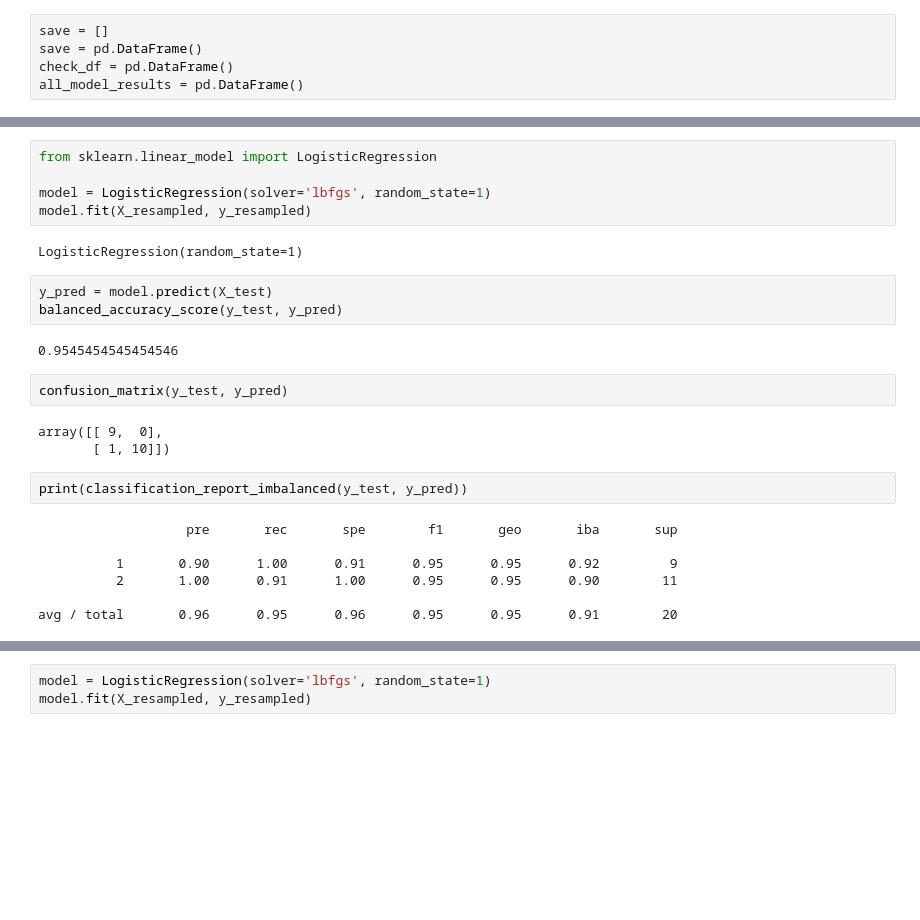
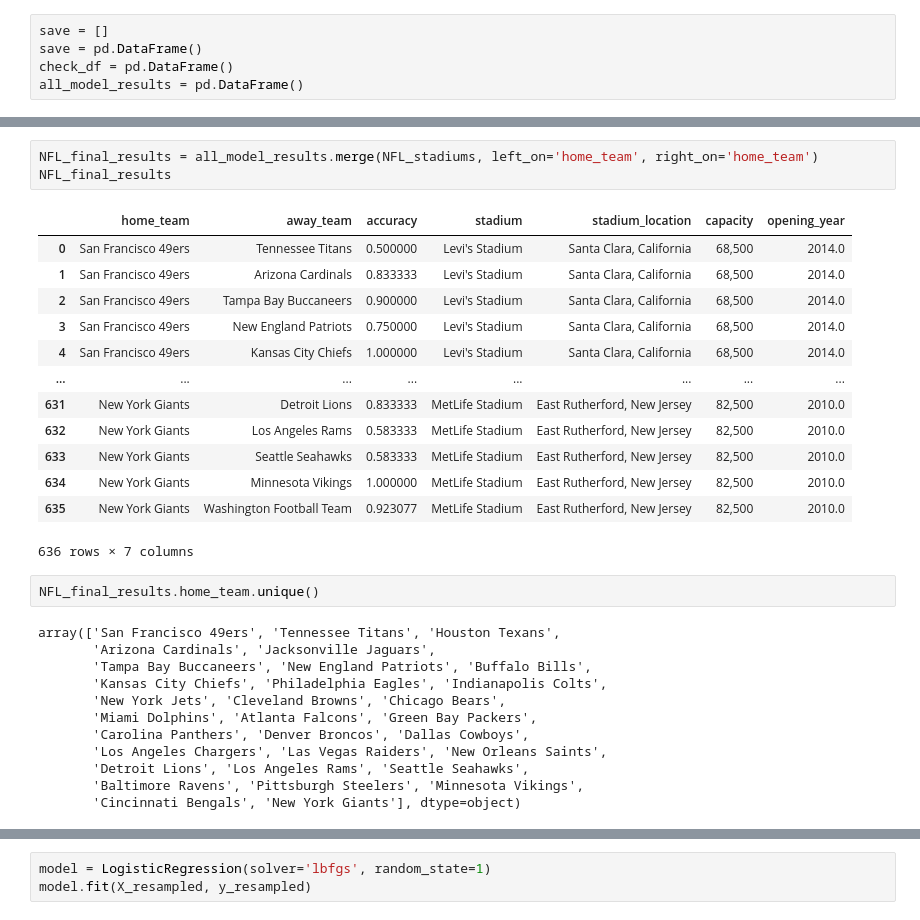
Before and after one commit to jnels4/nfl_predictions, a Jupyter notebook: NFL.ipynb, the cells around one changed output, grey strips where cells are left out. Cells and saved outputs as stored; diff of their text form; blank space fills up the shorter version.

```diff
--- a/NFL.ipynb
+++ b/NFL.ipynb
@@ -570,29 +660,34 @@ Counter({1: 31, 2: 31})
-# %%
-from sklearn.linear_model import LogisticRegression
-
-model = LogisticRegression(solver='lbfgs', random_state=1)
-model.fit(X_resampled, y_resampled)
-# %% [output]
-LogisticRegression(random_state=1)
-# %%
-y_pred = model.predict(X_test)
-balanced_accuracy_score(y_test, y_pred)
-# %% [output]
-0.9545454545454546
-# %%
-confusion_matrix(y_test, y_pred)
-# %% [output]
-array([[ 9,  0],
-       [ 1, 10]])
-# %%
-print(classification_report_imbalanced(y_test, y_pred))
-# %% [output]
-                   pre       rec       spe        f1       geo       iba       sup
-
-          1       0.90      1.00      0.91      0.95      0.95      0.92         9
-          2       1.00      0.91      1.00      0.95      0.95      0.90        11
-
-avg / total       0.96      0.95      0.96      0.95      0.95      0.91        20
+# %%
+NFL_final_results = all_model_results.merge(NFL_stadiums, left_on='home_team', right_on='home_team')
+NFL_final_results
+# %% [output]
+|  | home_team | away_team | accuracy | stadium | stadium_location | capacity | opening_year |
+| 0 | San Francisco 49ers | Tennessee Titans | 0.500000 | Levi's Stadium | Santa Clara, California | 68,500 | 2014.0 |
+| 1 | San Francisco 49ers | Arizona Cardinals | 0.833333 | Levi's Stadium | Santa Clara, California | 68,500 | 2014.0 |
+| 2 | San Francisco 49ers | Tampa Bay Buccaneers | 0.900000 | Levi's Stadium | Santa Clara, California | 68,500 | 2014.0 |
+| 3 | San Francisco 49ers | New England Patriots | 0.750000 | Levi's Stadium | Santa Clara, California | 68,500 | 2014.0 |
+| 4 | San Francisco 49ers | Kansas City Chiefs | 1.000000 | Levi's Stadium | Santa Clara, California | 68,500 | 2014.0 |
+| ... | ... | ... | ... | ... | ... | ... | ... |
+| 631 | New York Giants | Detroit Lions | 0.833333 | MetLife Stadium | East Rutherford, New Jersey | 82,500 | 2010.0 |
+| 632 | New York Giants | Los Angeles Rams | 0.583333 | MetLife Stadium | East Rutherford, New Jersey | 82,500 | 2010.0 |
+| 633 | New York Giants | Seattle Seahawks | 0.583333 | MetLife Stadium | East Rutherford, New Jersey | 82,500 | 2010.0 |
+| 634 | New York Giants | Minnesota Vikings | 1.000000 | MetLife Stadium | East Rutherford, New Jersey | 82,500 | 2010.0 |
+| 635 | New York Giants | Washington Football Team | 0.923077 | MetLife Stadium | East Rutherford, New Jersey | 82,500 | 2010.0 |
+636 rows × 7 columns
+# %%
+NFL_final_results.home_team.unique()
+# %% [output]
+array(['San Francisco 49ers', 'Tennessee Titans', 'Houston Texans',
+       'Arizona Cardinals', 'Jacksonville Jaguars',
+       'Tampa Bay Buccaneers', 'New England Patriots', 'Buffalo Bills',
+       'Kansas City Chiefs', 'Philadelphia Eagles', 'Indianapolis Colts',
+       'New York Jets', 'Cleveland Browns', 'Chicago Bears',
+       'Miami Dolphins', 'Atlanta Falcons', 'Green Bay Packers',
+       'Carolina Panthers', 'Denver Broncos', 'Dallas Cowboys',
+       'Los Angeles Chargers', 'Las Vegas Raiders', 'New Orleans Saints',
+       'Detroit Lions', 'Los Angeles Rams', 'Seattle Seahawks',
+       'Baltimore Ravens', 'Pittsburgh Steelers', 'Minnesota Vikings',
+       'Cincinnati Bengals', 'New York Giants'], dtype=object)
 # %%
 from imblearn.over_sampling import SMOTE
 X_resampled, y_resampled = SMOTE(random_state=1, sampling_strategy='auto').fit_resample(
```
Also changed, not shown: parts of 34 cells of this notebook.
